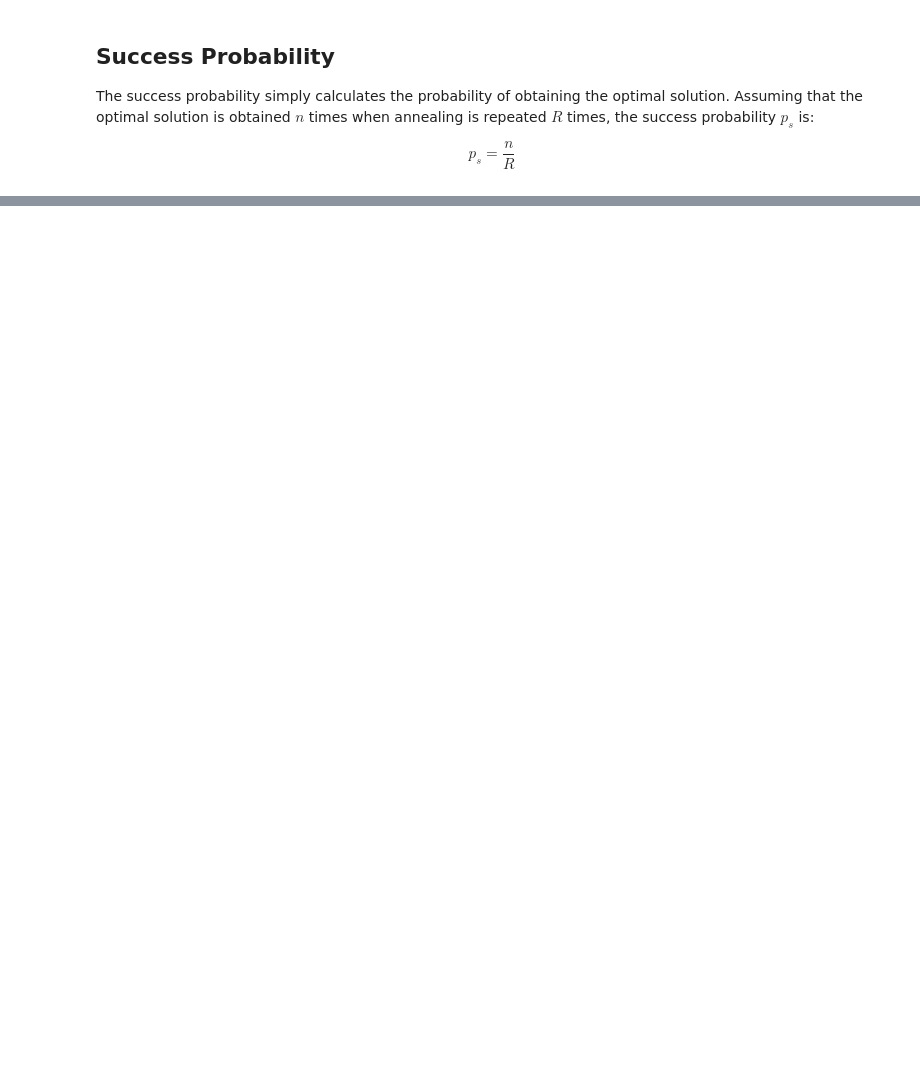
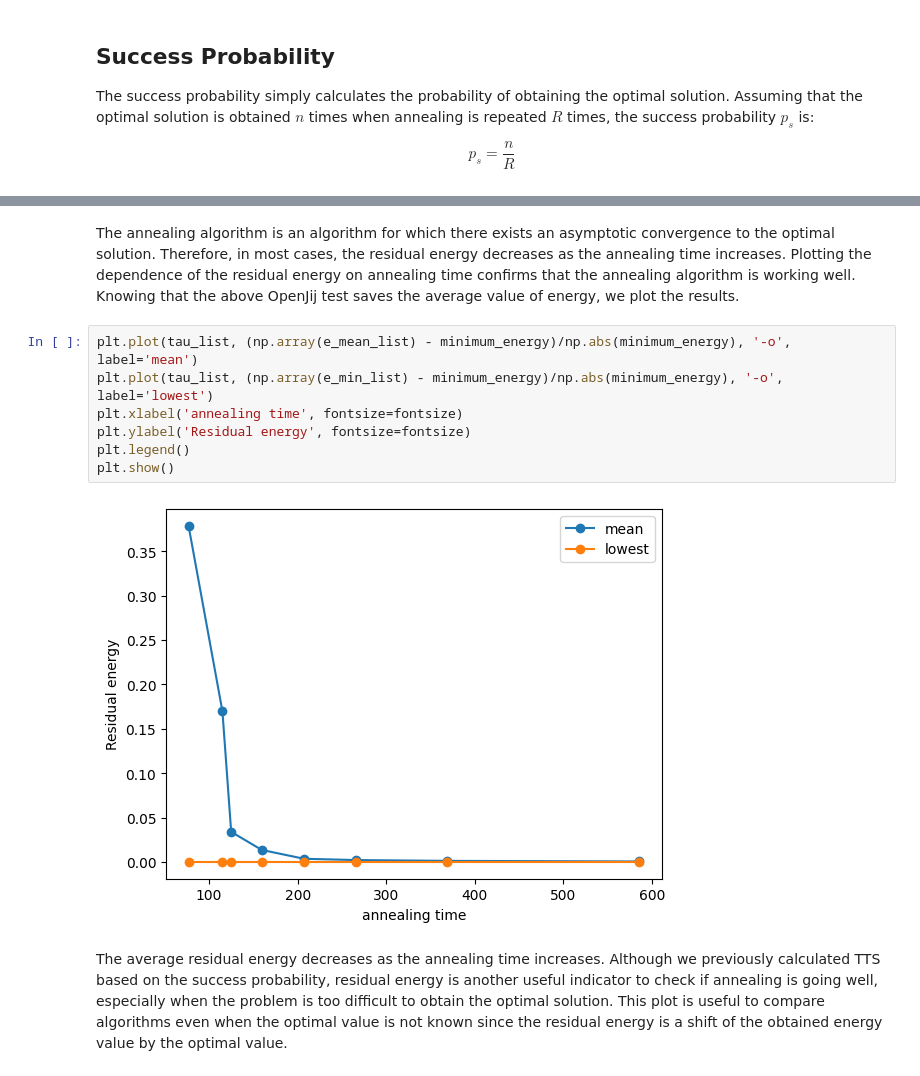
Before and after one commit to OpenJij/OpenJij, a Jupyter notebook: docs/tutorial/en/004-Evaluation.ipynb, the cells around one changed output, grey strips where cells are left out. Saved outputs shown, nothing was run; the diff lists cells and outputs as text; blank space fills up the shorter version.

```diff
--- a/docs/tutorial/en/004-Evaluation.ipynb
+++ b/docs/tutorial/en/004-Evaluation.ipynb
@@ -83,0 +206,18 @@ Since the annealing algorithm is an algorithm for which there exists an asymptot
+# %% [markdown]
+The annealing algorithm is an algorithm for which there exists an asymptotic convergence to the optimal solution.
+Therefore, in most cases, the residual energy decreases as the annealing time increases.
+Plotting the dependence of the residual energy on annealing time confirms that the annealing algorithm is working well.
+Knowing that the above OpenJij test saves the average value of energy, we plot the results.
+# %%
+plt.plot(tau_list, (np.array(e_mean_list) - minimum_energy)/np.abs(minimum_energy), '-o', label='mean')
+plt.plot(tau_list, (np.array(e_min_list) - minimum_energy)/np.abs(minimum_energy), '-o', label='lowest')
+plt.xlabel('annealing time', fontsize=fontsize)
+plt.ylabel('Residual energy', fontsize=fontsize)
+plt.legend()
+plt.show()
+# %% [output]
+[figure, added]
+# %% [markdown]
+The average residual energy decreases as the annealing time increases.
+Although we previously calculated TTS based on the success probability, residual energy is another useful indicator to check if annealing is going well, especially when the problem is too difficult to obtain the optimal solution.
+This plot is useful to compare algorithms even when the optimal value is not known since the residual energy is a shift of the obtained energy value by the optimal value.
```
Also changed, not shown: parts of 26 cells of this notebook.
